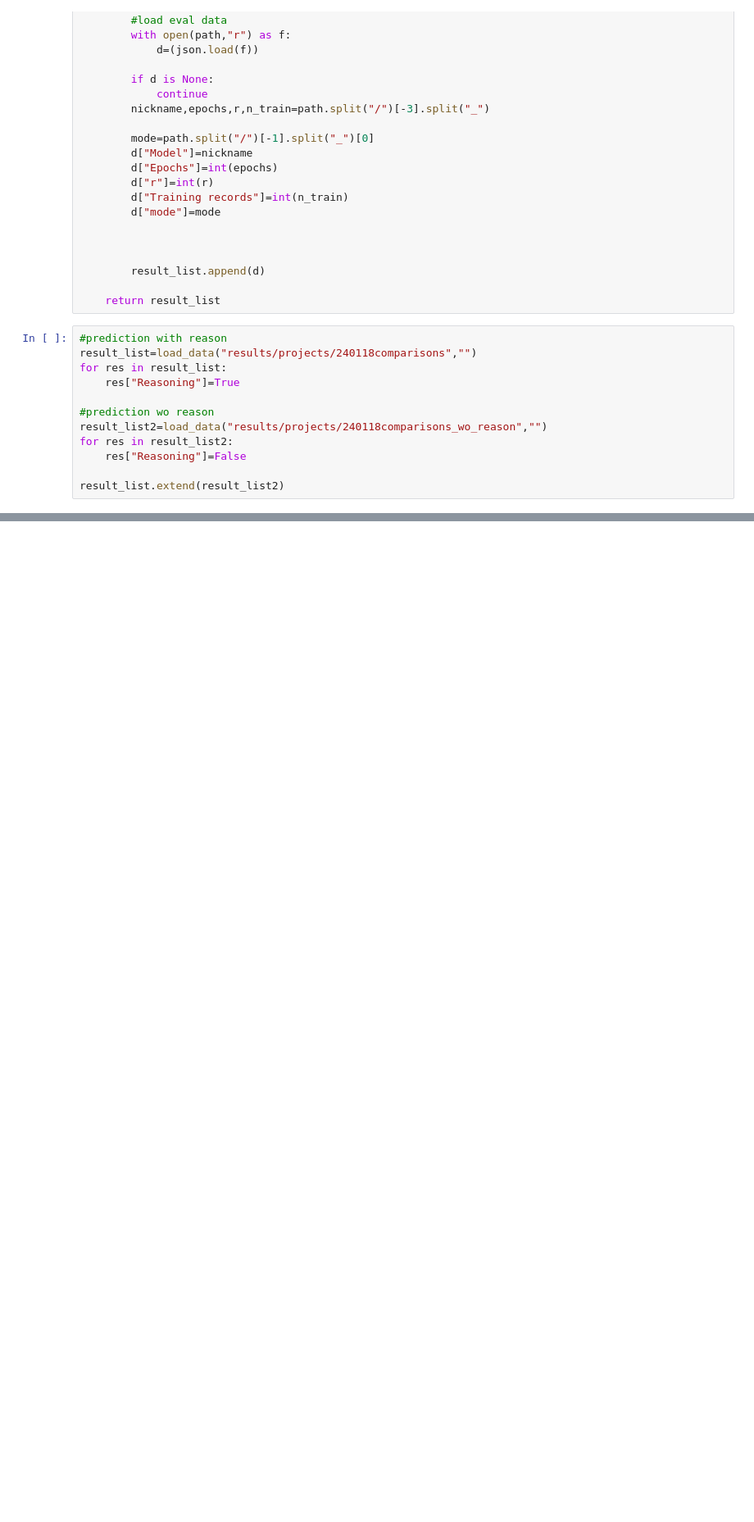
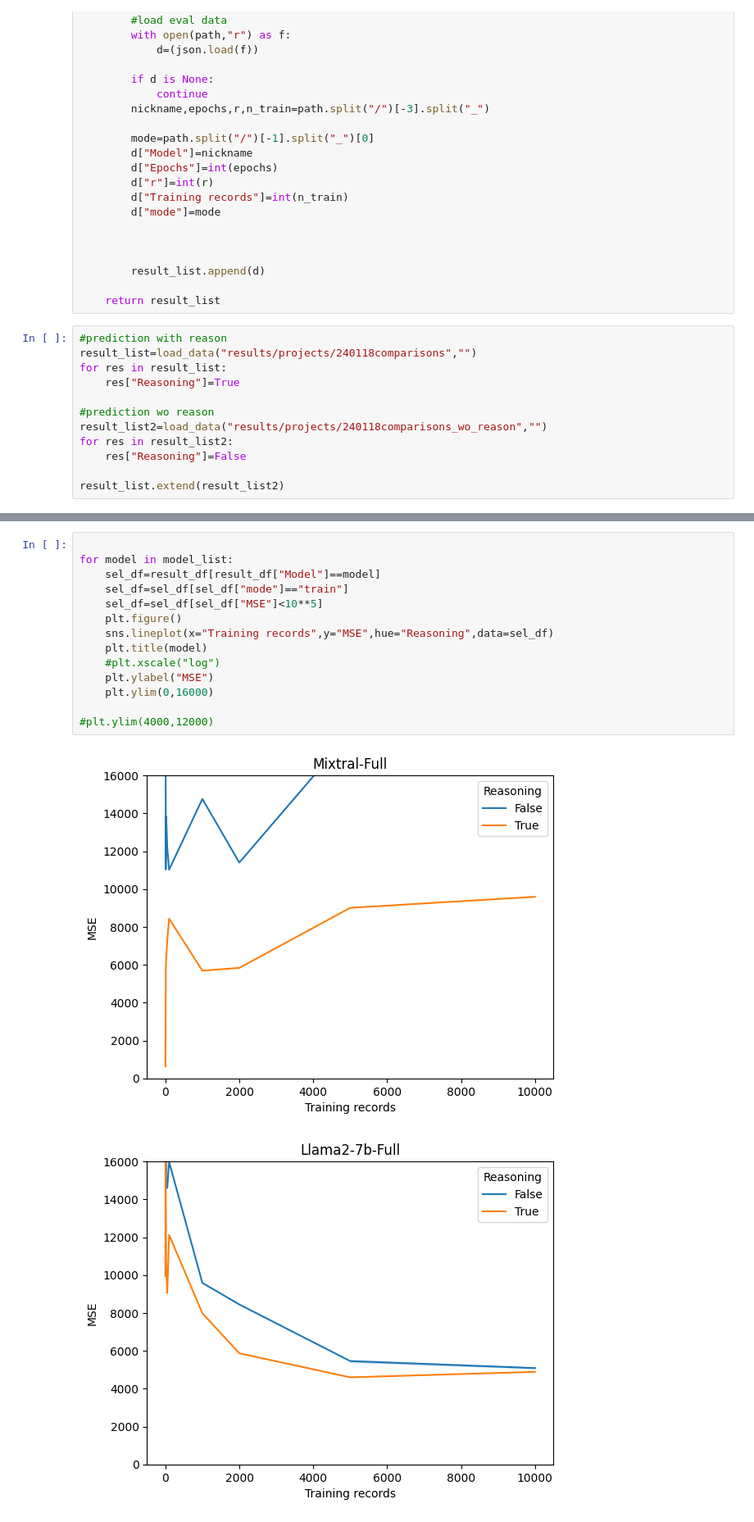
Before and after one commit to KanHatakeyama/LLMChem, a Jupyter notebook: 240119Analyze_comparison.ipynb, the cells around one changed output, grey strips where cells are left out. Shown at 82% size. Saved outputs shown, nothing was run; the diff lists cells and outputs as text; blank space fills up the shorter version.

```diff
--- a/240119Analyze_comparison.ipynb
+++ b/240119Analyze_comparison.ipynb
@@ -101,0 +103,17 @@ for model in model_list:
+# %%
+
+for model in model_list:
+    sel_df=result_df[result_df["Model"]==model]
+    sel_df=sel_df[sel_df["mode"]=="train"]
+    sel_df=sel_df[sel_df["MSE"]<10**5]
+    plt.figure()
+    sns.lineplot(x="Training records",y="MSE",hue="Reasoning",data=sel_df)
+    plt.title(model)
+    #plt.xscale("log")
+    plt.ylabel("MSE")
+    plt.ylim(0,16000)
+
+#plt.ylim(4000,12000)
+# %% [output]
+[figure, added]
+[figure, added]
```
Also changed, not shown: parts of 4 cells of this notebook, 38 other files.
